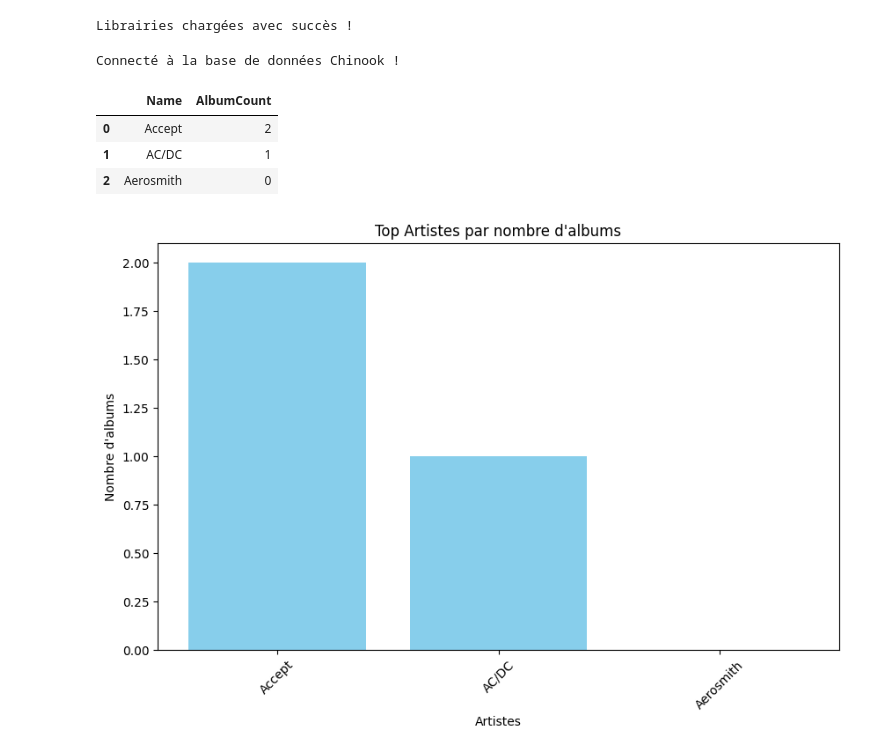
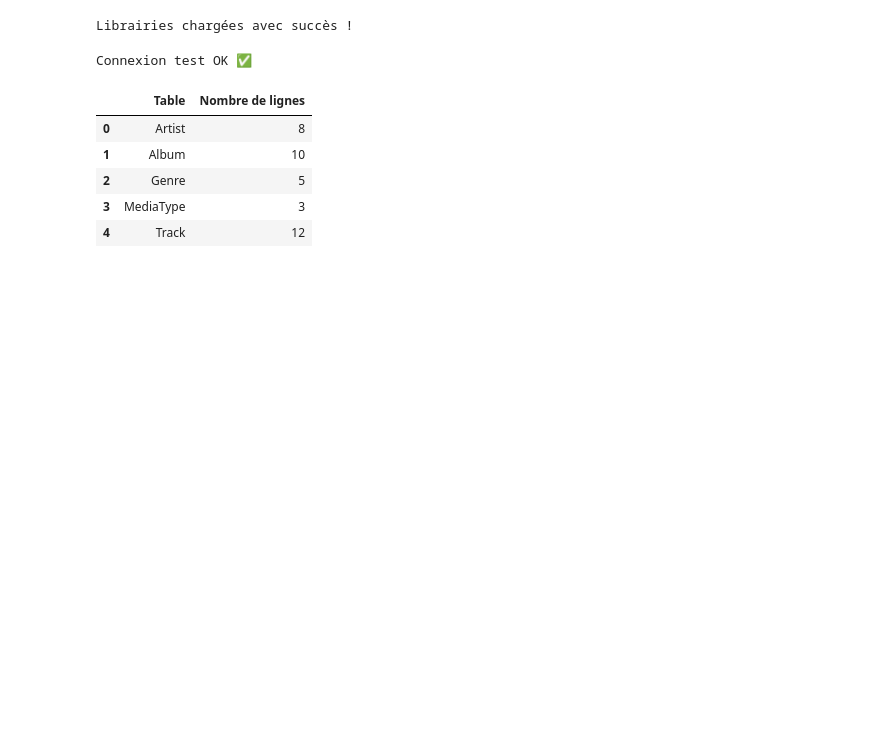
Before and after one commit to dina-yahiaoui/btp-projet-container, a Jupyter notebook: notebooks/analysis.ipynb, the cells around one changed output. Cells and saved outputs as stored; diff of their text form; code cells hidden in the pictures; blank space fills up the shorter version.

```diff
--- a/notebooks/analysis.ipynb
+++ b/notebooks/analysis.ipynb
@@ -6,49 +5,26 @@ import mysql.connector
 print("Librairies chargées avec succès !")
 # %% [output]
 Librairies chargées avec succès !
-# %%
-# Configuration de la connexion
-db_config = {
-    'host': 'localhost',
-    'user': 'root',           # On change 'user' par 'root'
-    'password': 'rootpassword', # Le mot de passe root défini dans docker-compose
-    'database': 'chinook',
-    'port': 3307
-}
-
-# Création de la connexion
-conn = mysql.connector.connect(**db_config)
-print("Connecté à la base de données Chinook !")
-# %% [output]
-Connecté à la base de données Chinook !
-# %%
-query = """
-    SELECT Artist.Name, COUNT(Album.AlbumId) as AlbumCount
-    FROM Artist
-    LEFT JOIN Album ON Artist.ArtistId = Album.ArtistId
-    GROUP BY Artist.Name
-    ORDER BY AlbumCount DESC
-    LIMIT 10;
-"""
-
-# On charge le résultat directement dans un DataFrame Pandas
-df = pd.read_sql(query, conn)
-
-# Affichage du tableau
-display(df)
-# %% [output]
-|  | Name | AlbumCount |
-| 0 | Accept | 2 |
-| 1 | AC/DC | 1 |
-| 2 | Aerosmith | 0 |
-# %%
-# Création d'un graphique en barres
-plt.figure(figsize=(10, 6))
-plt.bar(df['Name'], df['AlbumCount'], color='skyblue')
-plt.xlabel('Artistes')
-plt.ylabel("Nombre d'albums")
-plt.title('Top Artistes par nombre d\'albums')
-plt.xticks(rotation=45)
-plt.show()
-# %% [output]
-[figure, removed]
+# %%
+import mysql.connector
+
+db_config = {
+    "host": "127.0.0.1",
+    "user": "user",
+    "password": "password",
+    "database": "chinook",
+    "port": 3308
+}
+
+def get_connection():
+    return mysql.connector.connect(**db_config)
+
+# test
+try:
+    conn = get_connection()
+    print("Connexion test OK ✅")
+    conn.close()
+except Exception as e:
+    print("Erreur de connexion ❌ :", e)
+# %% [output]
+Connexion test OK ✅
@@ -54,0 +52,11 @@ plt.show()
+# %%
+import pandas as pd
+df_counts = pd.DataFrame(rows)
+df_counts
+# %% [output]
+|  | Table | Nombre de lignes |
+| 0 | Artist | 8 |
+| 1 | Album | 10 |
+| 2 | Genre | 5 |
+| 3 | MediaType | 3 |
+| 4 | Track | 12 |
```
Also changed, not shown: parts of 5 cells of this notebook, 7 other files.
